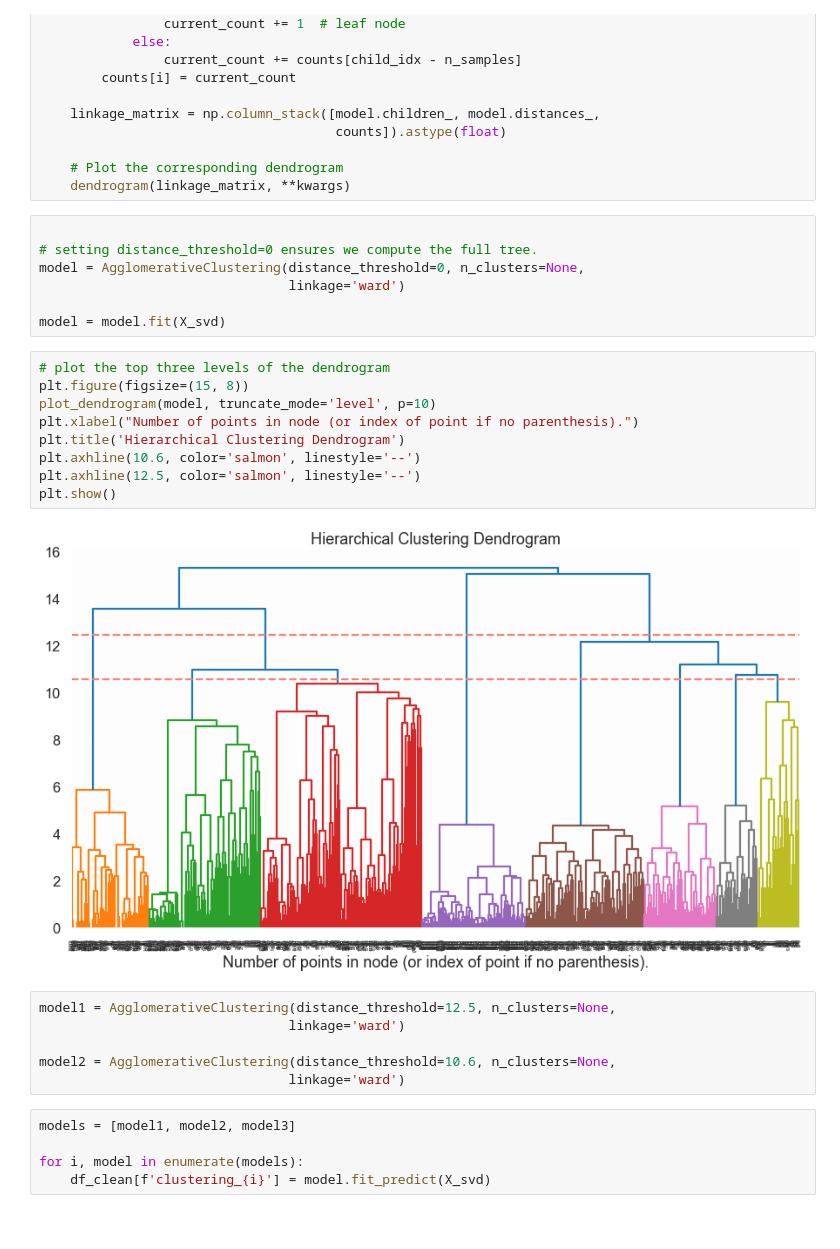
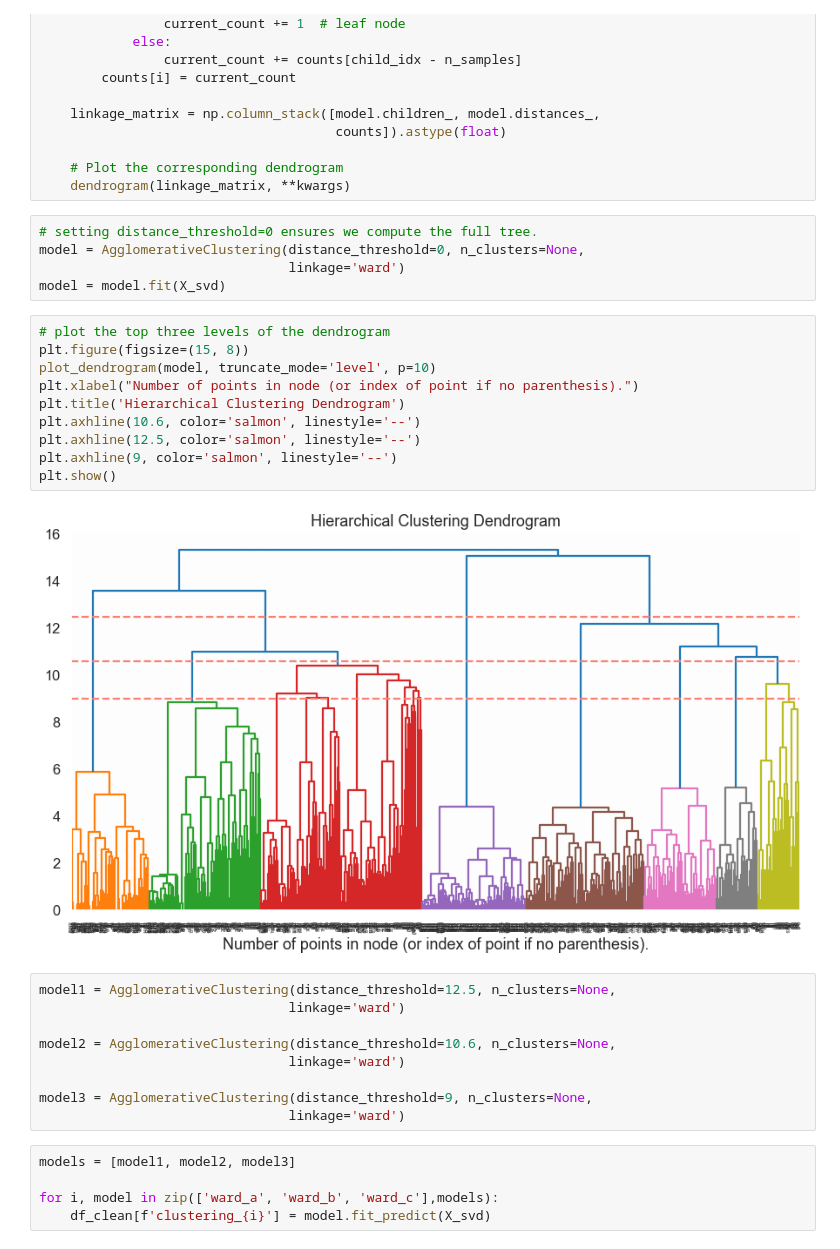
Before and after one commit to May-nerd/dmw-ml-final-project, a Jupyter notebook: data_cleaning/data_building_and_cleaning_with_vectorization.ipynb, the cells around one changed output. Saved outputs shown, nothing was run; the diff lists cells and outputs as text.

Commit message:
Added new clustering level. c

```diff
--- a/data_cleaning/data_building_and_cleaning_with_vectorization.ipynb
+++ b/data_cleaning/data_building_and_cleaning_with_vectorization.ipynb
@@ -454,31 +454,33 @@ def plot_dendrogram(model, **kwargs):
     # Plot the corresponding dendrogram
     dendrogram(linkage_matrix, **kwargs)
 # %%
-
 # setting distance_threshold=0 ensures we compute the full tree.
 model = AgglomerativeClustering(distance_threshold=0, n_clusters=None,
                                 linkage='ward')
-
 model = model.fit(X_svd)
 # %%
 # plot the top three levels of the dendrogram
 plt.figure(figsize=(15, 8))
 plot_dendrogram(model, truncate_mode='level', p=10)
 plt.xlabel("Number of points in node (or index of point if no parenthesis).")
 plt.title('Hierarchical Clustering Dendrogram')
 plt.axhline(10.6, color='salmon', linestyle='--')
 plt.axhline(12.5, color='salmon', linestyle='--')
+plt.axhline(9, color='salmon', linestyle='--')
 plt.show()
 # %% [output]
-[figure, old version]
+[figure, new version]
 # %%
 model1 = AgglomerativeClustering(distance_threshold=12.5, n_clusters=None,
                                 linkage='ward')
 
 model2 = AgglomerativeClustering(distance_threshold=10.6, n_clusters=None,
                                 linkage='ward')
+
+model3 = AgglomerativeClustering(distance_threshold=9, n_clusters=None,
+                                linkage='ward')
 # %%
 models = [model1, model2, model3]
 
-for i, model in enumerate(models):
+for i, model in zip(['ward_a', 'ward_b', 'ward_c'],models):
     df_clean[f'clustering_{i}'] = model.fit_predict(X_svd)
```
Also changed, not shown: parts of 9 cells of this notebook, 1 other file.
